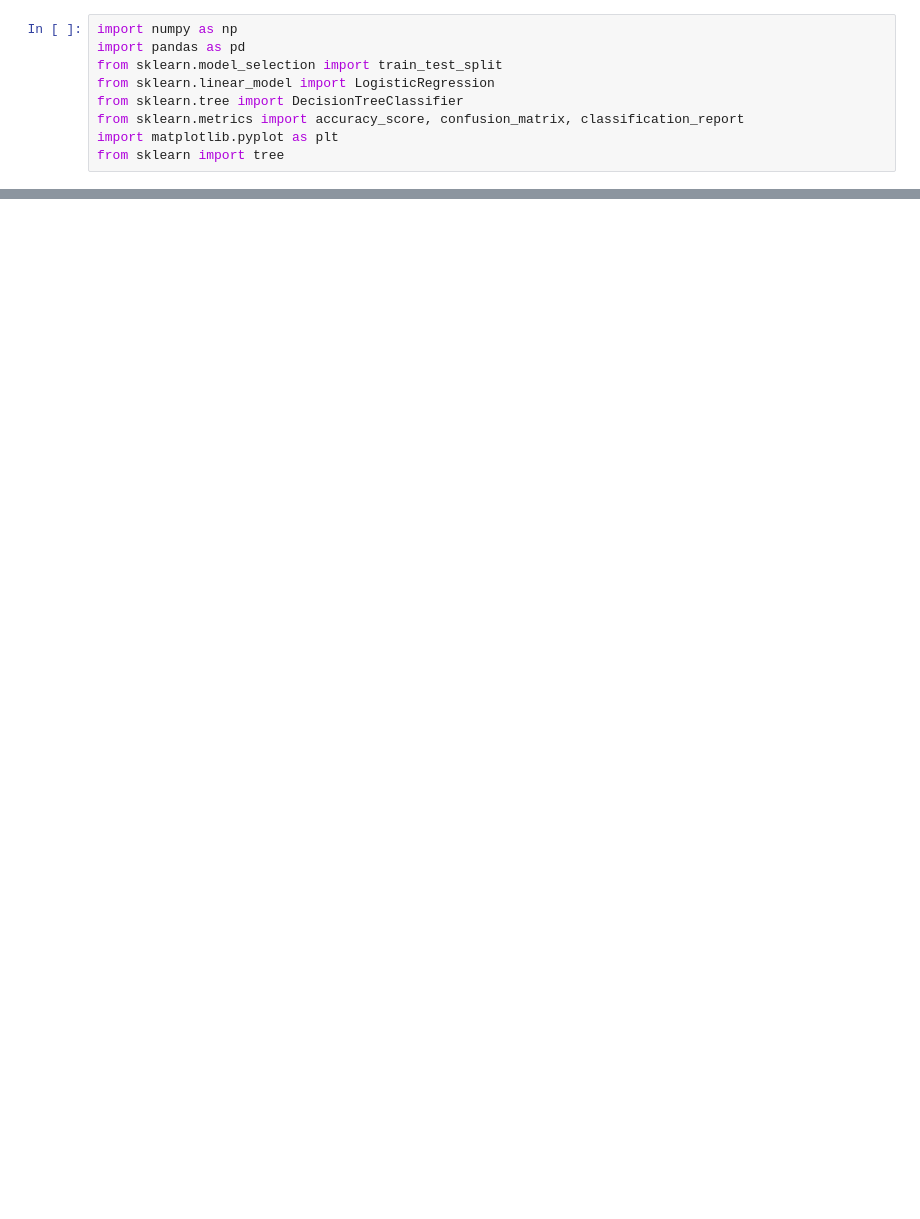
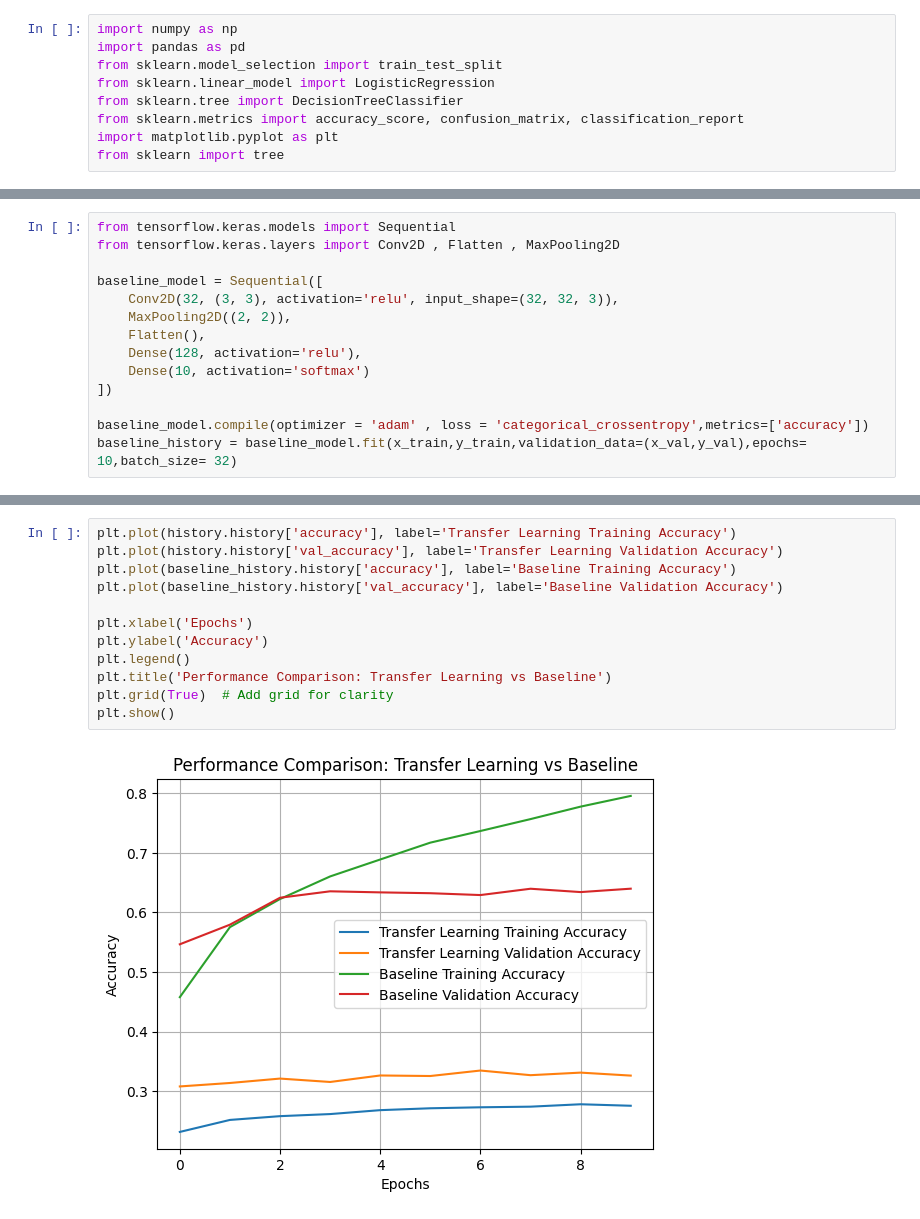
Before and after one commit to YahiaZeada06/AI-and-ML-, a Jupyter notebook: tranfer learningpart 02_06.ipynb, the cells around one changed output, grey strips where cells are left out. Cells and saved outputs as stored; diff of their text form; blank space fills up the shorter version.

```diff
--- a/tranfer learningpart 02_06.ipynb
+++ b/tranfer learningpart 02_06.ipynb
@@ -38,0 +154,14 @@ print(f"Training samples: {x_train.shape[0]}, Validation samples: {x_val.shape[0
+# %%
+from tensorflow.keras.models import Sequential
+from tensorflow.keras.layers import Conv2D , Flatten , MaxPooling2D
+
+baseline_model = Sequential([
+    Conv2D(32, (3, 3), activation='relu', input_shape=(32, 32, 3)),
+    MaxPooling2D((2, 2)),
+    Flatten(),
+    Dense(128, activation='relu'),
+    Dense(10, activation='softmax')
+])
+
+baseline_model.compile(optimizer = 'adam' , loss = 'categorical_crossentropy',metrics=['accuracy'])
+baseline_history = baseline_model.fit(x_train,y_train,validation_data=(x_val,y_val),epochs= 10,batch_size= 32)
@@ -38,0 +202,14 @@ print(f"Training samples: {x_train.shape[0]}, Validation samples: {x_val.shape[0
+# %%
+plt.plot(history.history['accuracy'], label='Transfer Learning Training Accuracy')
+plt.plot(history.history['val_accuracy'], label='Transfer Learning Validation Accuracy')
+plt.plot(baseline_history.history['accuracy'], label='Baseline Training Accuracy')
+plt.plot(baseline_history.history['val_accuracy'], label='Baseline Validation Accuracy')
+
+plt.xlabel('Epochs')
+plt.ylabel('Accuracy')
+plt.legend()
+plt.title('Performance Comparison: Transfer Learning vs Baseline')
+plt.grid(True)  # Add grid for clarity
+plt.show()
+# %% [output]
+[figure, added]
```
Also changed, not shown: parts of 13 cells of this notebook.
